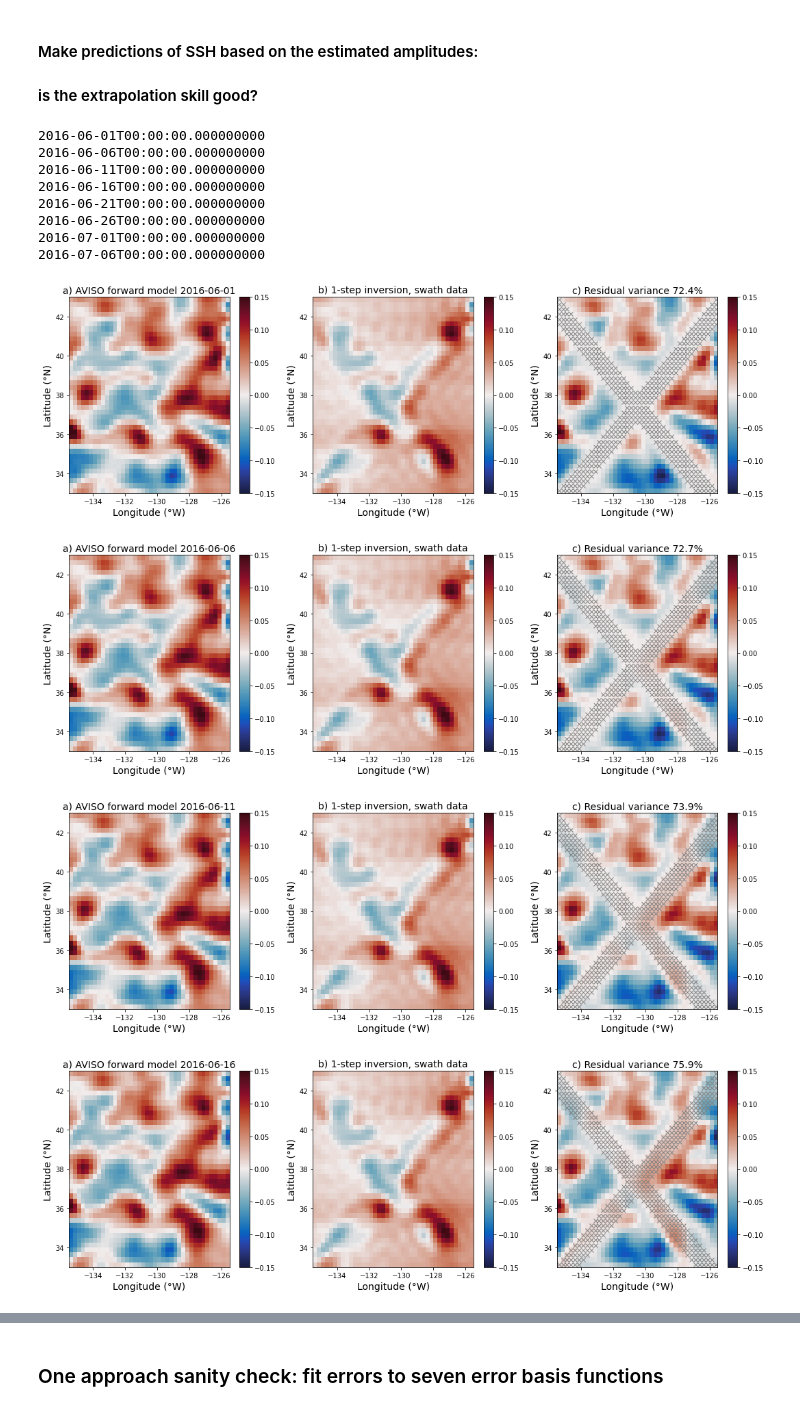
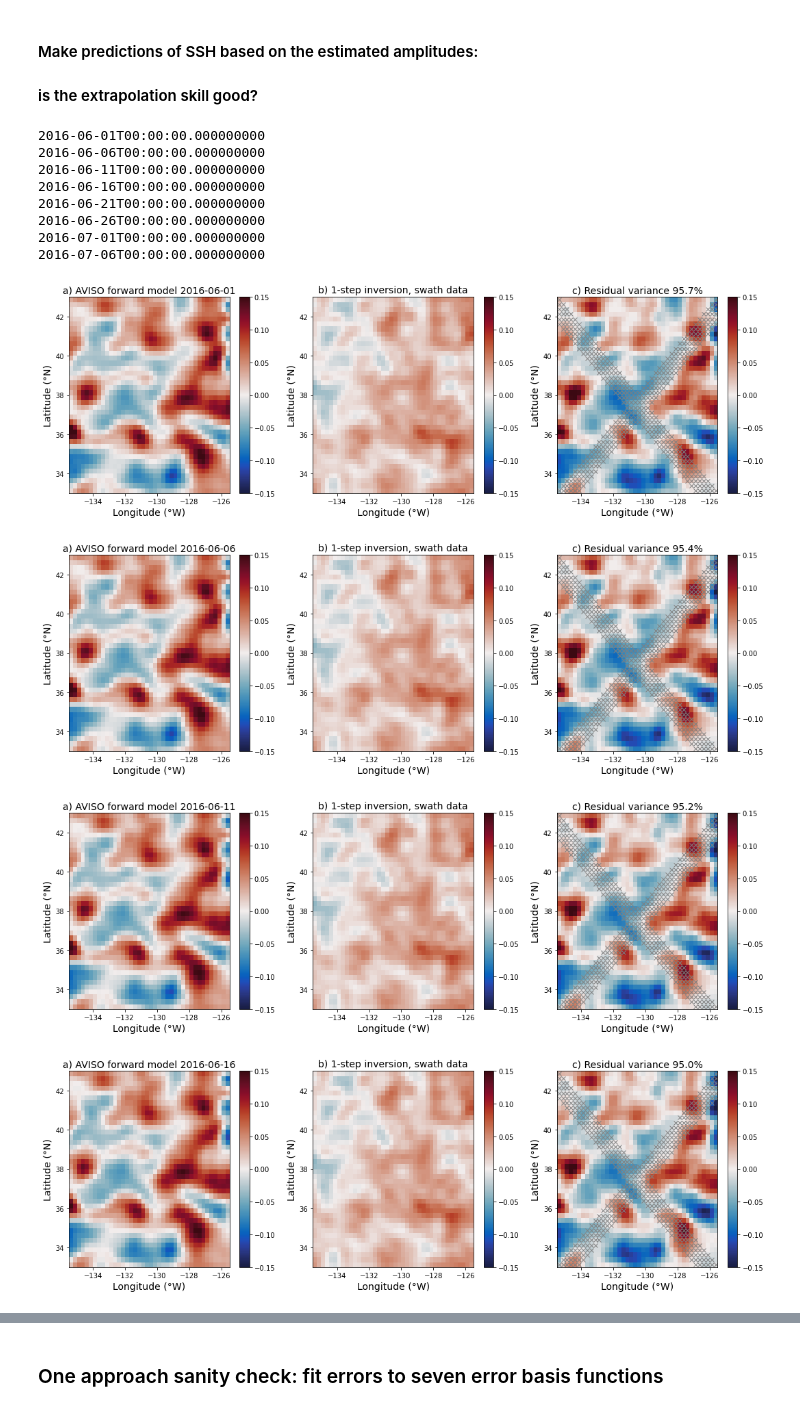
Before and after one commit to yugaophd/cer-swot, a Jupyter notebook: CER103_aviso_swath_1step.ipynb, the cells around one changed output, grey strips where cells are left out. Saved outputs shown, nothing was run; the diff lists cells and outputs as text; code cells hidden in the pictures.

```diff
--- a/CER103_aviso_swath_1step.ipynb
+++ b/CER103_aviso_swath_1step.ipynb
@@ -129,5 +129,5 @@ for kk in range(len(k_n)):
 # %%
-H_all = build_h_matrix(MSLA0, MModes, k_n, l_n, lon, lat, T_time, Psi, Rm)
+H_all = build_h_matrix(MSLA0, MModes, k_n, l_n, lon, lat, T_time, Psi, Rm, day=day0)
 # %% [markdown]
 #### build satellite swath
 # %%
@@ -443,7 +443,7 @@ MSLA_inverse = np.zeros([MSLA0.shape[0], MSLA0.shape[1], time_range])
 for day in range(0, time_range):
     print(date_time[day])
     MSLA = MSLA_fwd[:, :, day:day+1]
-    SSHA_predicted[day], SSHA_true[day], residual_iter[day] = forecast_ssh(day, amp_1step[:-7], MSLA, H_all, T_time)
+    SSHA_predicted[day], SSHA_true[day], residual_iter[day] = forecast_ssh( MSLA, amp_1step[:-7], H_all)
     MSLA_inverse[:, :, day:day+1] = reverse_vector(MSLA, SSHA_predicted[day])
 
     plt.figure(figsize = (15, 5))
@@ -458,34 +458,34 @@ for day in range(0, time_range):
     plt.subplot(132)
     #plt.plot(lon[xvalid_index], lat[yvalid_index], 'x', color = 'gray')
 
     plt.pcolormesh(lon, lat, MSLA_inverse[:, :, day], vmin = -.15, vmax = .15, cmap = cmo.cm.balance)
     plt.colorbar()
     plt.xlabel('Longitude (\N{DEGREE SIGN}W)', fontsize = 14)
     plt.ylabel('Latitude (\N{DEGREE SIGN}N)', fontsize = 14)
     plt.title('b) 1-step inversion, swath data', fontsize = 14)
 
     residual = MSLA[:, :, 0] - MSLA_inverse[:, :, day]
     plt.subplot(133)
     plt.plot(lon_valid, lat_valid, 'x', color = 'gray')
     plt.pcolormesh(lon, lat, residual, cmap = cmo.cm.balance, vmin = -.15, vmax = .15)
     plt.colorbar()
     plt.xlabel('Longitude (\N{DEGREE SIGN}W)', fontsize = 14)
     plt.ylabel('Latitude (\N{DEGREE SIGN}N)', fontsize = 14)
     plt.title('c) Residual variance ' +  str(residual_iter[day] * 100)[:4] + '%', fontsize = 14)
 
     plt.tight_layout()
     #plt.close()
     plt.savefig('ssh_1step_' + str(date_time[day])[:10] +'_2_err_' + str(skill.size) + 'waves.png', dpi = 300)
 # %% [output]
 2016-06-01T00:00:00.000000000
 2016-06-06T00:00:00.000000000
 2016-06-11T00:00:00.000000000
 2016-06-16T00:00:00.000000000
 2016-06-21T00:00:00.000000000
 2016-06-26T00:00:00.000000000
 2016-07-01T00:00:00.000000000
 2016-07-06T00:00:00.000000000
-[figure, old version]
+[figure, new version]
-[figure, old version]
+[figure, new version]
-[figure, old version]
+[figure, new version]
-[figure, old version]
+[figure, new version]
```
Also changed, not shown: parts of 8 cells of this notebook, 4 other files.
